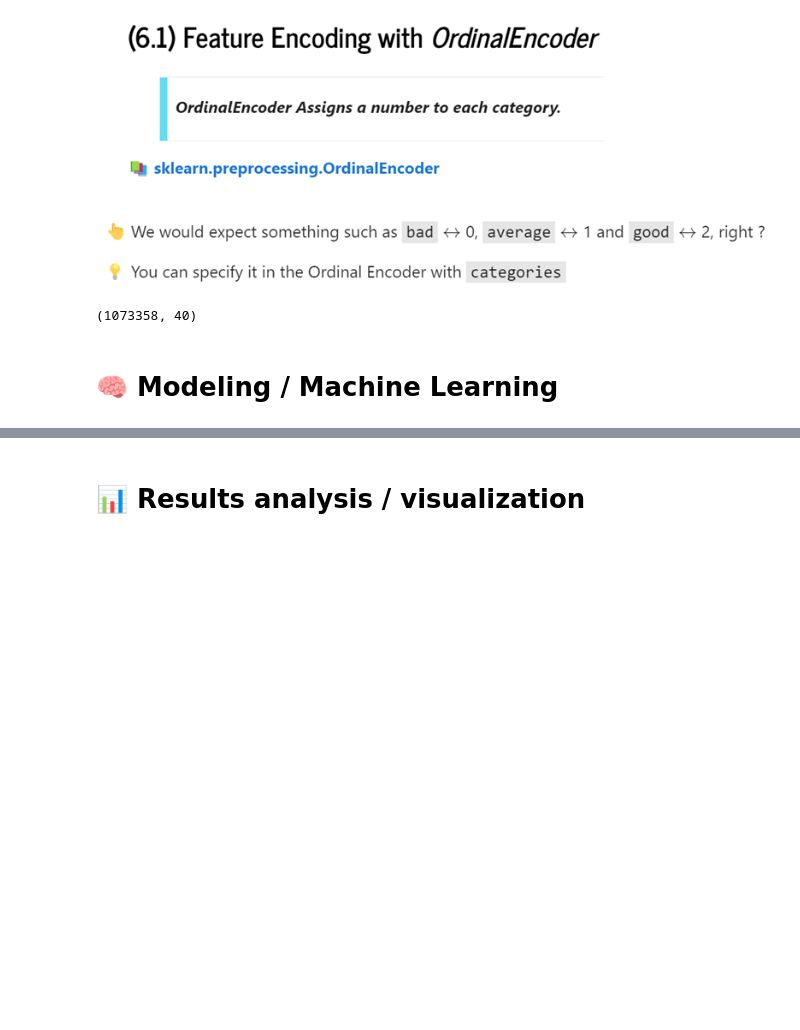
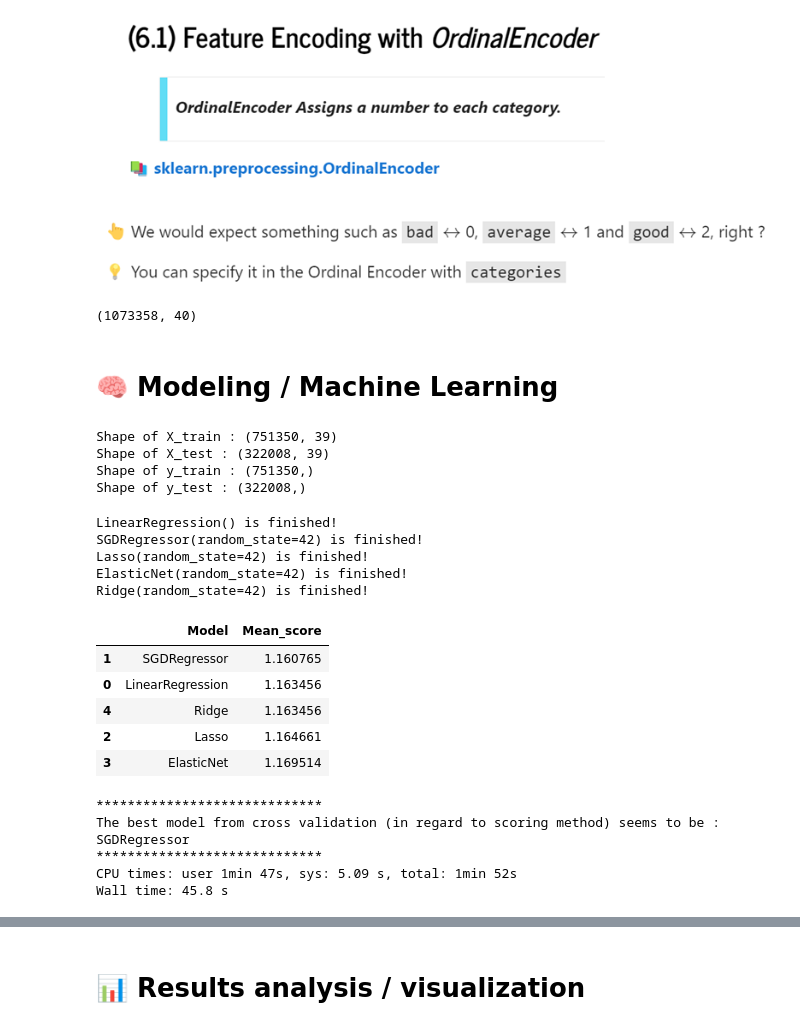
Before and after one commit to thcarole1/Regression_with_an_Insurance_Dataset, a Jupyter notebook: notebooks/00_Insurance Premium Prediction.ipynb, the cells around one changed output, grey strips where cells are left out. Drawn from its saved outputs; the diff is of its cells as text; code cells hidden in the pictures; blank space fills up the shorter version.

```diff
--- a/notebooks/00_Insurance Premium Prediction.ipynb
+++ b/notebooks/00_Insurance Premium Prediction.ipynb
@@ -624,6 +627,20 @@ print(data.shape)
 target_name = 'Premium_Amount'
 X = data.drop(columns= target_name)
 y = data[target_name]
+# %%
+# Separating train set from test set
+X_train, X_test, y_train, y_test = train_test_split(X, y, test_size=0.3, random_state=42)
+
+# Display shapes
+print(f"Shape of X_train : {X_train.shape}")
+print(f"Shape of X_test : {X_test.shape}")
+print(f"Shape of y_train : {y_train.shape}")
+print(f"Shape of y_test : {y_test.shape}")
+# %% [output]
+Shape of X_train : (751350, 39)
+Shape of X_test : (322008, 39)
+Shape of y_train : (751350,)
+Shape of y_test : (322008,)
 # %%
 def root_mean_squared_log_error(y_test, y_pred):
         """
@@ -639,33 +656,55 @@ def root_mean_squared_log_error(y_test, y_pred):
 # Wrapper to use in cros_val_score function (I want the root mean squared log error to be as small as possible)
 rmsle_scorer = make_scorer(root_mean_squared_log_error, greater_is_better=False)
 # %%
-# %%time
+%%time
 
-# # Selection of models to try out
+# Selection of models to try out
+linear_models = [LinearRegression(),
+                 SGDRegressor(random_state=42),
+                 Lasso(random_state=42),
+                 ElasticNet(random_state=42),
+                 Ridge(random_state=42)]
+
 # linear_models = [LinearRegression(),
 #                  SGDRegressor(random_state=42),
 #                  Lasso(random_state=42),
 #                  ElasticNet(random_state=42),
 #                  Ridge(random_state=42),
-#                  DecisionTreeRegressor(random_state=42),
 #                  LinearSVR(random_state=42)]
 
-# rmsle_scores = {}
+rmsle_scores = {}
 
-# # Train and evaluate the models
-# for model in linear_models:
-#     rmsle = -cross_val_score(model, X, y, cv=5, scoring= rmsle_scorer).mean()
-#     rmsle_scores[str(model)[:str(model).find('(')]] = rmsle
-#     print(f"{model} is finished!")
+# Train and evaluate the models
+for model in linear_models:
+    rmsle = -cross_val_score(model, X_train, y_train, cv=5, scoring= rmsle_scorer).mean()
+    rmsle_scores[str(model)[:str(model).find('(')]] = rmsle
+    print(f"{model} is finished!")
 
-# # Formatting the results into a dataframe
-# rmsle_scores_df = pd.DataFrame(rmsle_scores, index=[0])
-# rmsle_scores_df = rmsle_scores_df.T\
-#                                 .reset_index()\
-#                                 .rename(columns={0:'Mean_score', 'index' : 'Model'})\
-#                                 .sort_values('Mean_score', ascending=True)
-# display(rmsle_scores_df)
+# Formatting the results into a dataframe
+rmsle_scores_df = pd.DataFrame(rmsle_scores, index=[0])
+rmsle_scores_df = rmsle_scores_df.T\
+                                .reset_index()\
+                                .rename(columns={0:'Mean_score', 'index' : 'Model'})\
+                                .sort_values('Mean_score', ascending=True)
+display(rmsle_scores_df)
 
-# print("*****************************")
-# print(f"The best model from cross validation (in regard to scoring method) seems to be : {rmsle_scores_df.Model.head(1).values[0]}")
-# print("*****************************")
+print("*****************************")
+print(f"The best model from cross validation (in regard to scoring method) seems to be : {rmsle_scores_df.Model.head(1).values[0]}")
+print("*****************************")
+# %% [output]
+LinearRegression() is finished!
+SGDRegressor(random_state=42) is finished!
+Lasso(random_state=42) is finished!
+ElasticNet(random_state=42) is finished!
+Ridge(random_state=42) is finished!
+|  | Model | Mean_score |
+| 1 | SGDRegressor | 1.160765 |
+| 0 | LinearRegression | 1.163456 |
+| 4 | Ridge | 1.163456 |
+| 2 | Lasso | 1.164661 |
+| 3 | ElasticNet | 1.169514 |
+*****************************
+The best model from cross validation (in regard to scoring method) seems to be : SGDRegressor
+*****************************
+CPU times: user 1min 47s, sys: 5.09 s, total: 1min 52s
+Wall time: 45.8 s
```
Also changed, not shown: parts of 14 cells of this notebook, 6 other files.
